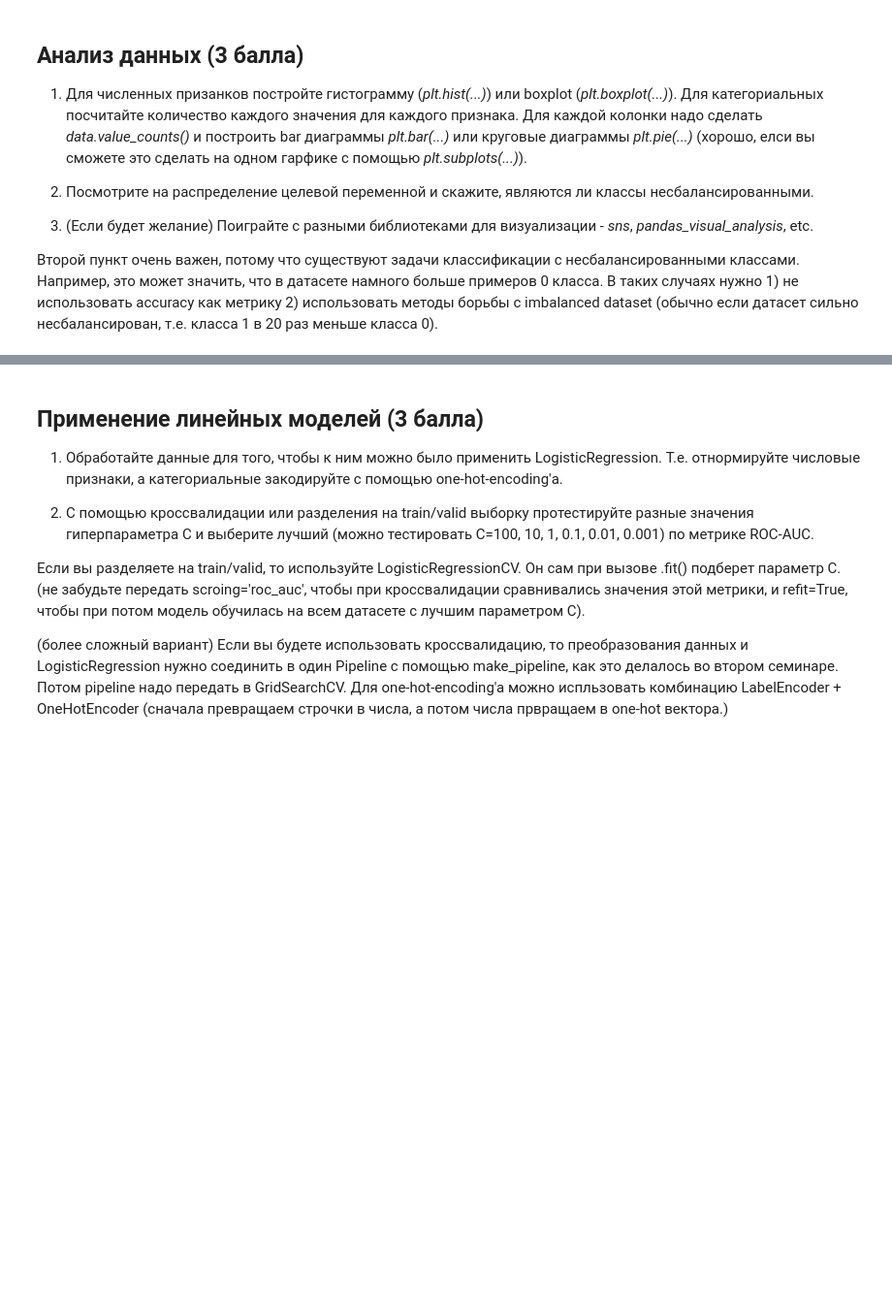
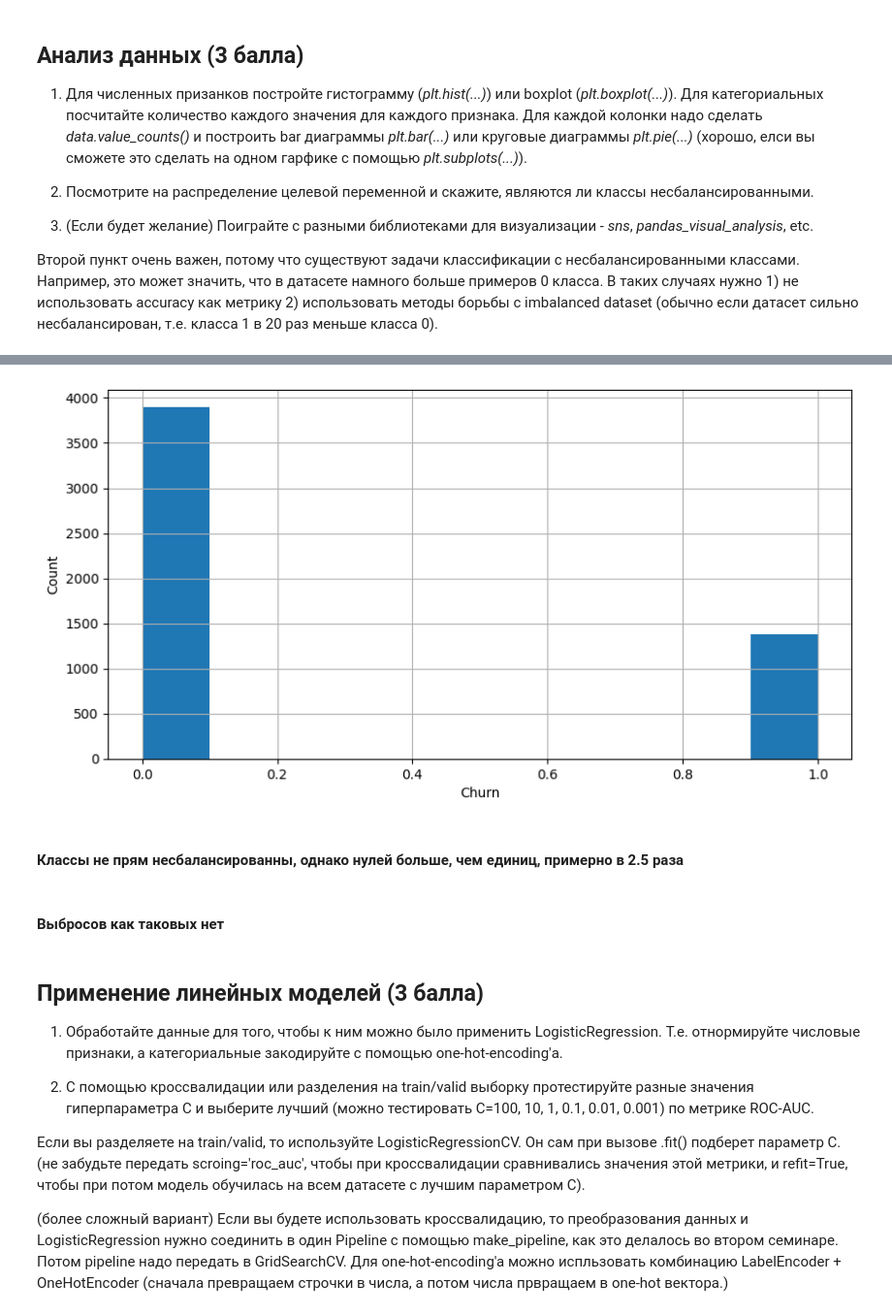
Before and after one commit to Daniich/hw_3_kaggle, a Jupyter notebook: hw_3_kaggle.ipynb, the cells around one changed output, grey strips where cells are left out. Shown at 97% size. Drawn from its saved outputs; the diff is of its cells as text; code cells hidden in the pictures; blank space fills up the shorter version.

```diff
--- a/hw_3_kaggle.ipynb
+++ b/hw_3_kaggle.ipynb
@@ -163,3 +332,18 @@ target_col = 'Churn'
+# %%
+# Распределение класса Churn
+plt.figure(figsize=(10, 5))
+
+data['Churn'].hist(density=False, bins=10)
+plt.ylabel('Count')
+plt.xlabel('Churn')
+
+plt.show()
+# %% [output]
+[figure, added]
+# %% [markdown]
+#### Классы не прям несбалансированны, однако нулей больше, чем единиц, примерно в 2.5 раза
+# %% [markdown]
+#### Выбросов как таковых нет
 # %% [markdown]
 ## Применение линейных моделей (3 балла)
 
```
Also changed, not shown: parts of 39 cells of this notebook.
